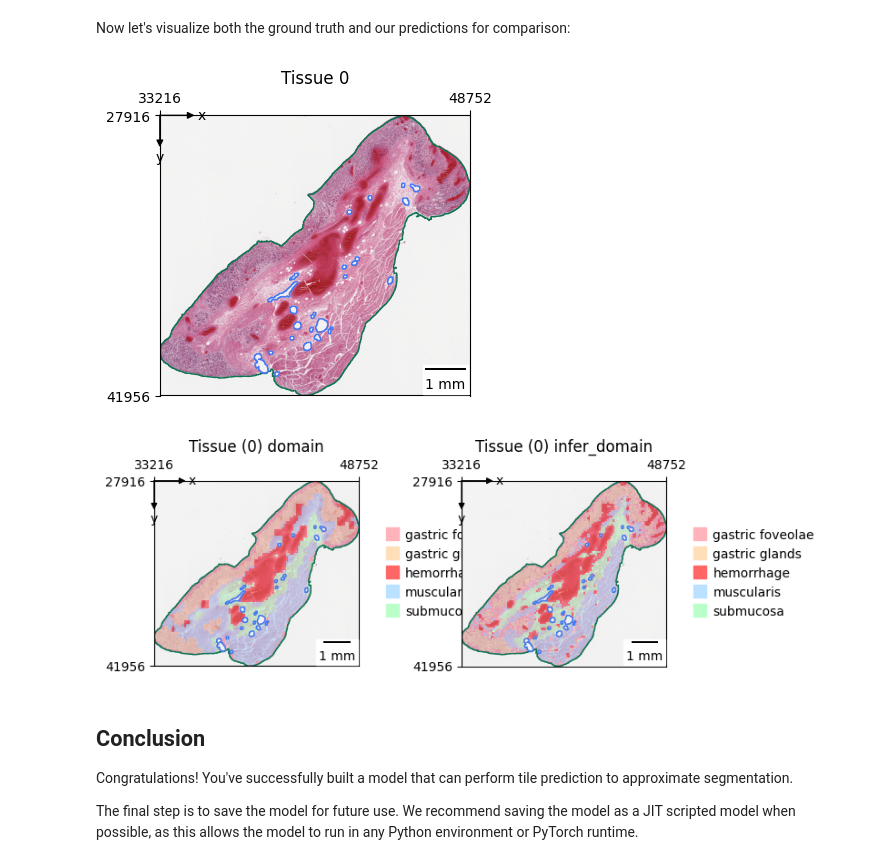
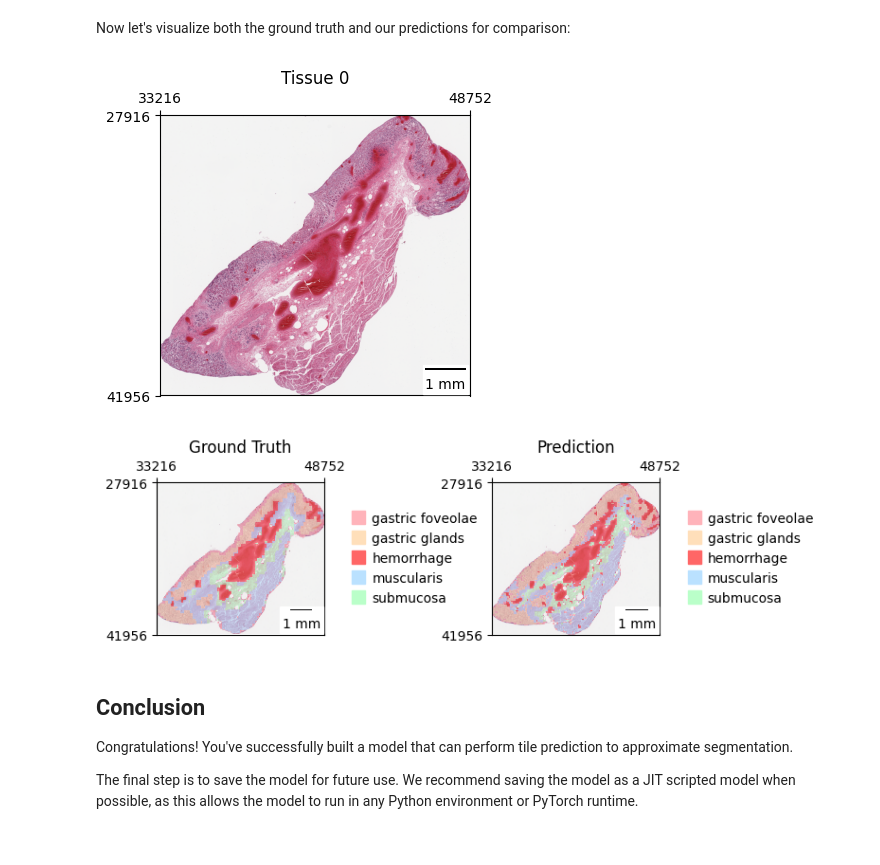
Before and after one commit to rendeirolab/lazyslide-tutorials, a Jupyter notebook: tutorials/build_tile_model.ipynb, the cells around one changed output. Saved outputs shown, nothing was run; the diff lists cells and outputs as text; code cells hidden in the pictures.

```diff
--- a/tutorials/build_tile_model.ipynb
+++ b/tutorials/build_tile_model.ipynb
@@ -288,24 +288,34 @@ Now let's visualize both the ground truth and our predictions for comparison:
 # %%
 import lazyslide as zs
 
-zs.pl.tissue(test1, tissue_id=0)
+opts = dict(
+    tissue_id=0,
+    show_contours=False,
+    mark_origin=False,
+)
+zs.pl.tissue(test1, **opts)
 
 zs.pl.tiles(
     test1,
     color=["domain", "infer_domain"],
     alpha=0.6,
-    tissue_id=0,
     palette={
         "gastric foveolae": "#FFB3BA",  # soft pink
         "gastric glands": "#FFDFBA",  # peach
         "hemorrhage": "#FF6666",  # red
         "muscularis": "#BAE1FF",  # light blue
         "submucosa": "#BAFFC9",  # light green
     },
+    title=[
+        "Ground Truth",
+        "Prediction",
+    ],
+    wspace=1,
+    **opts,
 )
 # %% [output]
-[figure, old version]
+[figure, new version]
-[figure, old version]
+[figure, new version]
 # %% [markdown]
 ## Conclusion
 
```
Also changed, not shown: parts of 1 cell of this notebook, 1 other file.
